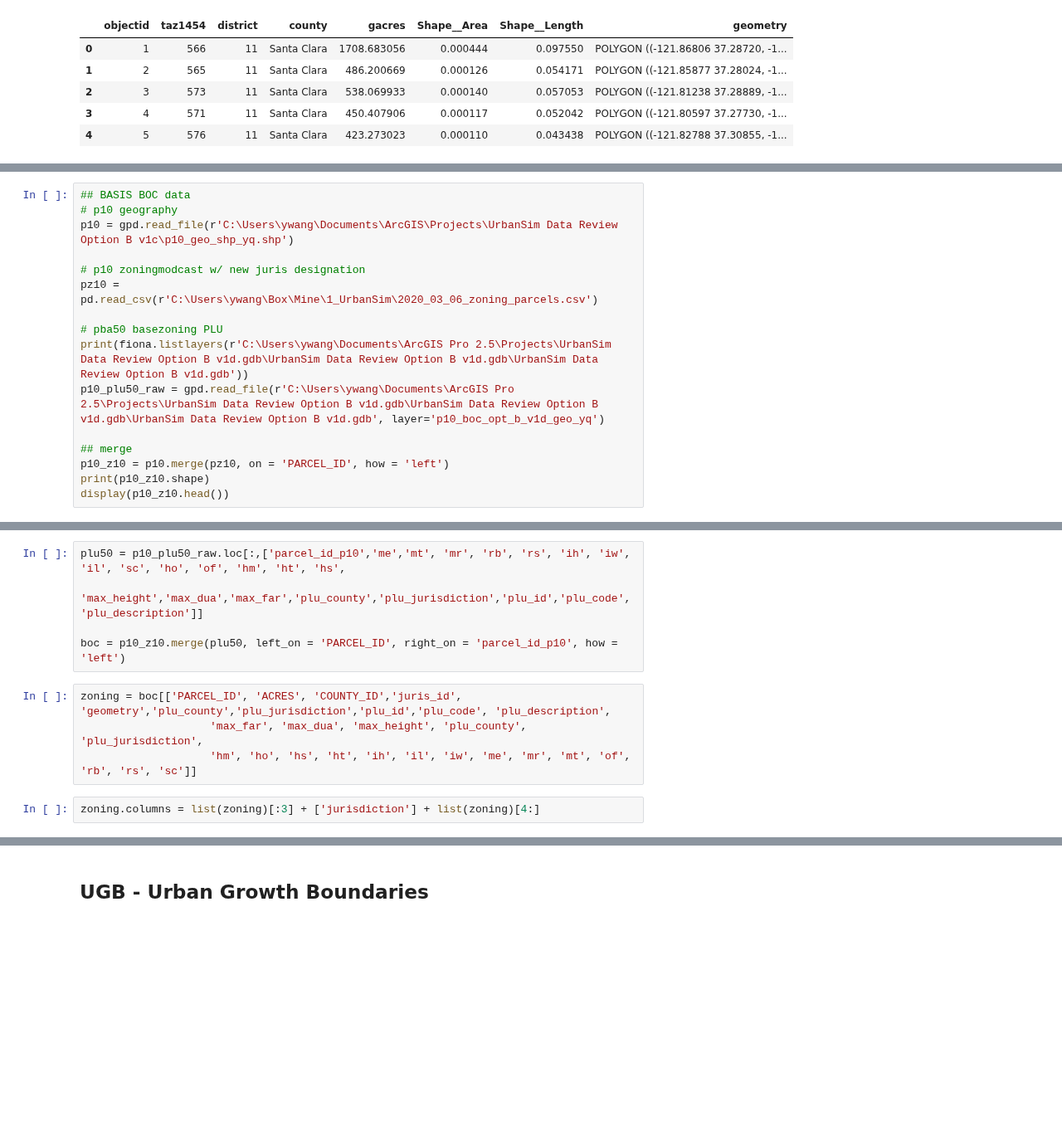
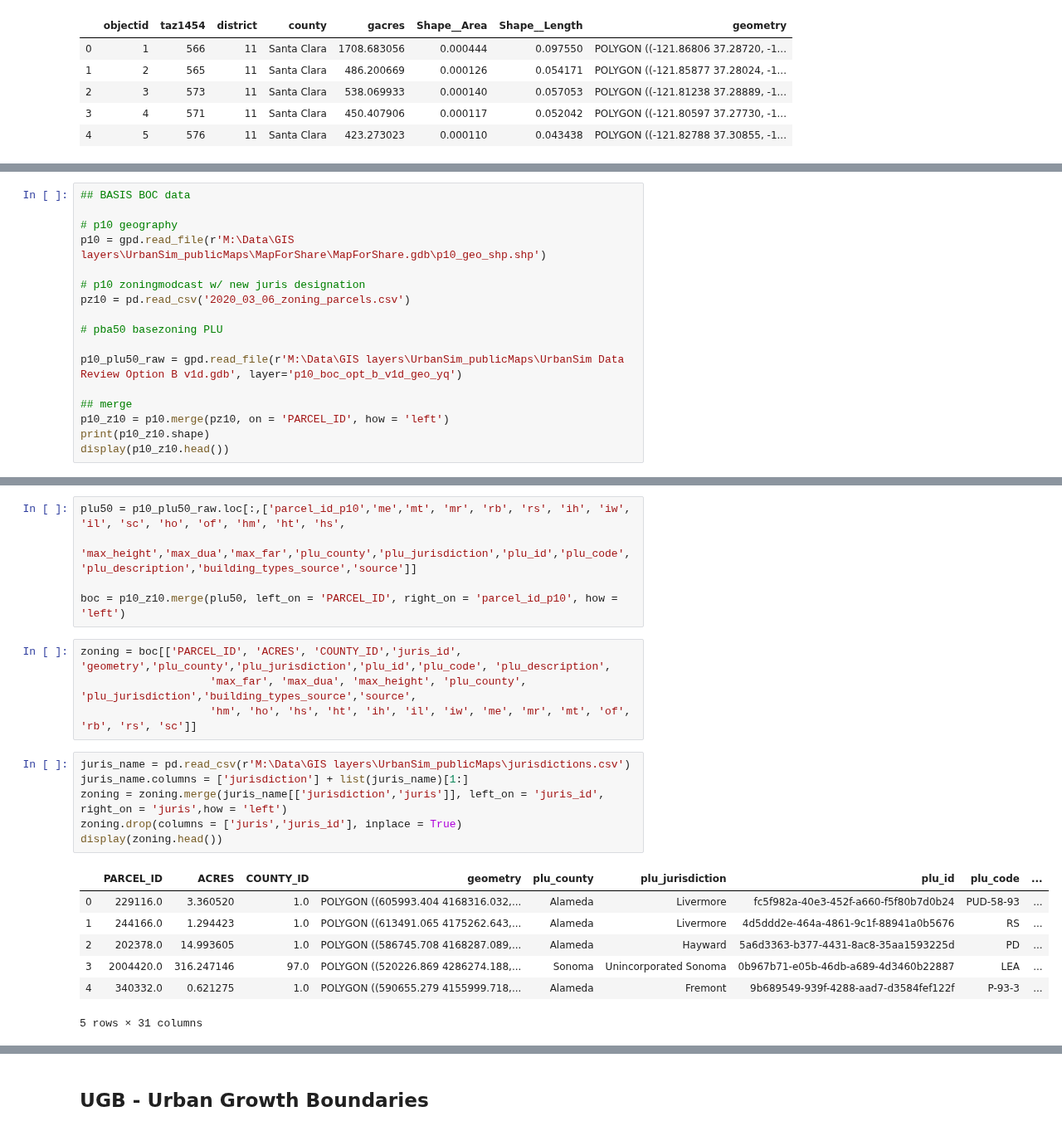
Before and after one commit to BayAreaMetro/petrale, a Jupyter notebook: policies/plu/maps_for_partners/UrbanSim_Input_Mapping.ipynb, the cells around one changed output, grey strips where cells are left out. Shown at 83% size. Cells and saved outputs as stored; diff of their text form; blank space fills up the shorter version.

```diff
--- a/policies/plu/maps_for_partners/UrbanSim_Input_Mapping.ipynb
+++ b/policies/plu/maps_for_partners/UrbanSim_Input_Mapping.ipynb
@@ -38,14 +46,15 @@ taz_att.to_file('taz_att.shp')
 # %%
 ## BASIS BOC data
+
 # p10 geography
-p10 = gpd.read_file(r'C:\Users\ywang\Documents\ArcGIS\Projects\UrbanSim Data Review Option B v1c\p10_geo_shp_yq.shp')
+p10 = gpd.read_file(r'M:\Data\GIS layers\UrbanSim_publicMaps\MapForShare\MapForShare.gdb\p10_geo_shp.shp')
 
 # p10 zoningmodcast w/ new juris designation
-pz10 = pd.read_csv(r'C:\Users\ywang\Box\Mine\1_UrbanSim\2020_03_06_zoning_parcels.csv')
+pz10 = pd.read_csv('2020_03_06_zoning_parcels.csv')
 
 # pba50 basezoning PLU
-print(fiona.listlayers(r'C:\Users\ywang\Documents\ArcGIS Pro 2.5\Projects\UrbanSim Data Review Option B v1d.gdb\UrbanSim Data Review Option B v1d.gdb\UrbanSim Data Review Option B v1d.gdb'))
-p10_plu50_raw = gpd.read_file(r'C:\Users\ywang\Documents\ArcGIS Pro 2.5\Projects\UrbanSim Data Review Option B v1d.gdb\UrbanSim Data Review Option B v1d.gdb\UrbanSim Data Review Option B v1d.gdb', layer='p10_boc_opt_b_v1d_geo_yq')
+
+p10_plu50_raw = gpd.read_file(r'M:\Data\GIS layers\UrbanSim_publicMaps\UrbanSim Data Review Option B v1d.gdb', layer='p10_boc_opt_b_v1d_geo_yq')
 
 ## merge
 p10_z10 = p10.merge(pz10, on = 'PARCEL_ID', how = 'left')
@@ -63,12 +71,24 @@ display(p10_z10.head())
 5 rows × 24 columns
 # %%
 plu50 = p10_plu50_raw.loc[:,['parcel_id_p10','me','mt', 'mr', 'rb', 'rs', 'ih', 'iw', 'il', 'sc', 'ho', 'of', 'hm', 'ht', 'hs',
-                       'max_height','max_dua','max_far','plu_county','plu_jurisdiction','plu_id','plu_code','plu_description']]
+                       'max_height','max_dua','max_far','plu_county','plu_jurisdiction','plu_id','plu_code','plu_description','building_types_source','source']]
 
 boc = p10_z10.merge(plu50, left_on = 'PARCEL_ID', right_on = 'parcel_id_p10', how = 'left')
 # %%
 zoning = boc[['PARCEL_ID', 'ACRES', 'COUNTY_ID','juris_id', 'geometry','plu_county','plu_jurisdiction','plu_id','plu_code', 'plu_description',
-                    'max_far', 'max_dua', 'max_height', 'plu_county', 'plu_jurisdiction',
+                    'max_far', 'max_dua', 'max_height', 'plu_county', 'plu_jurisdiction','building_types_source','source',
                     'hm', 'ho', 'hs', 'ht', 'ih', 'il', 'iw', 'me', 'mr', 'mt', 'of', 'rb', 'rs', 'sc']]
-# %%
-zoning.columns = list(zoning)[:3] + ['jurisdiction'] + list(zoning)[4:]
+# %%
+juris_name = pd.read_csv(r'M:\Data\GIS layers\UrbanSim_publicMaps\jurisdictions.csv')
+juris_name.columns = ['jurisdiction'] + list(juris_name)[1:]
+zoning = zoning.merge(juris_name[['jurisdiction','juris']], left_on = 'juris_id', right_on = 'juris',how = 'left')
+zoning.drop(columns = ['juris','juris_id'], inplace = True)
+display(zoning.head())
+# %% [output]
+|  | PARCEL_ID | ACRES | COUNTY_ID | geometry | plu_county | plu_jurisdiction | plu_id | plu_code | ... |
+| 0 | 229116.0 | 3.360520 | 1.0 | POLYGON ((605993.404 4168316.032,... | Alameda | Livermore | fc5f982a-40e3-452f-a660-f5f80b7d0b24 | PUD-58-93 | ... |
+| 1 | 244166.0 | 1.294423 | 1.0 | POLYGON ((613491.065 4175262.643,... | Alameda | Livermore | 4d5ddd2e-464a-4861-9c1f-88941a0b5676 | RS | ... |
+| 2 | 202378.0 | 14.993605 | 1.0 | POLYGON ((586745.708 4168287.089,... | Alameda | Hayward | 5a6d3363-b377-4431-8ac8-35aa1593225d | PD | ... |
+| 3 | 2004420.0 | 316.247146 | 97.0 | POLYGON ((520226.869 4286274.188,... | Sonoma | Unincorporated Sonoma | 0b967b71-e05b-46db-a689-4d3460b22887 | LEA | ... |
+| 4 | 340332.0 | 0.621275 | 1.0 | POLYGON ((590655.279 4155999.718,... | Alameda | Fremont | 9b689549-939f-4288-aad7-d3584fef122f | P-93-3 | ... |
+5 rows × 31 columns
```
Also changed, not shown: parts of 19 cells of this notebook.
